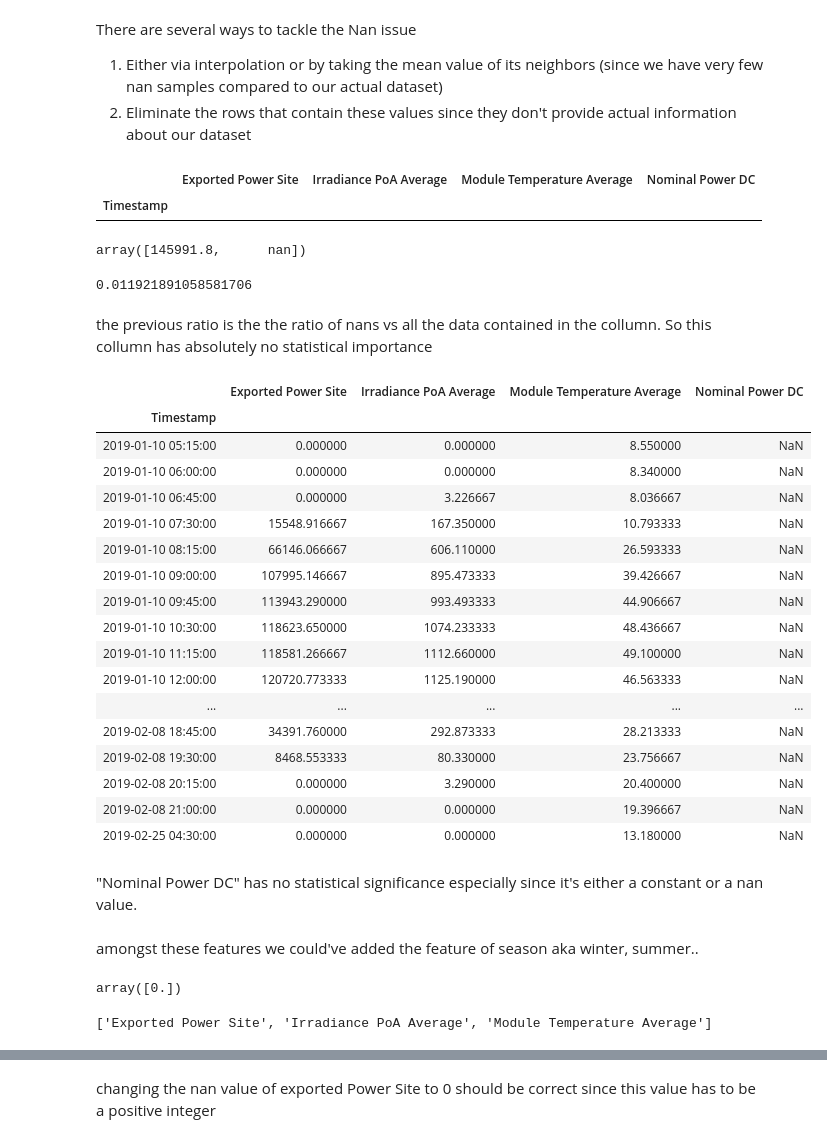
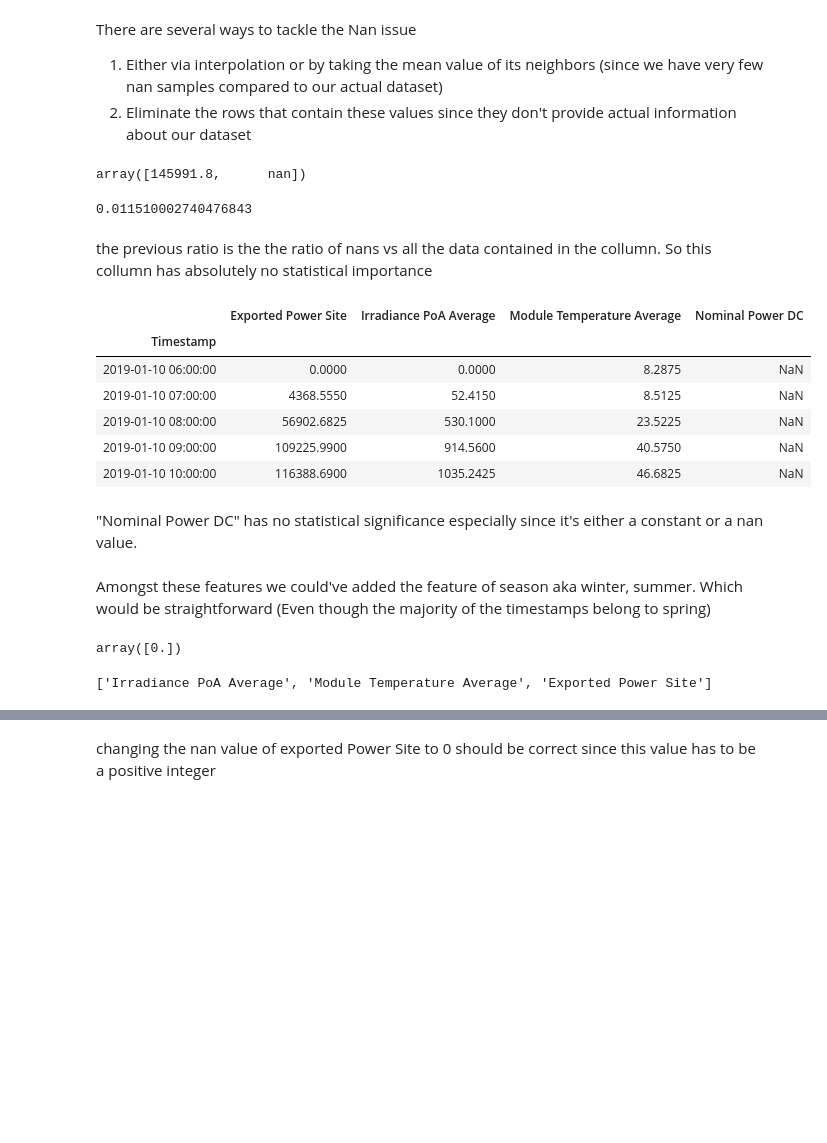
Before and after one commit to dimitrisl/PowerSeries, a Jupyter notebook: Power_ML.ipynb, the cells around one changed output, grey strips where cells are left out. Saved outputs shown, nothing was run; the diff lists cells and outputs as text; code cells hidden in the pictures; blank space fills up the shorter version.

```diff
--- a/Power_ML.ipynb
+++ b/Power_ML.ipynb
@@ -87,7 +82,7 @@ df['Timestamp'] = pd.to_datetime(df['Timestamp'])
 df.index = df['Timestamp']
 del df["Timestamp"]
 df = df.astype(float)
-df = df.resample('2700s').mean() #select timeslot. for now i select 2700sec aka 45 min
+df = df.resample('3600s').mean() #select timeslot. for now i select 2700sec aka 45 min
 df.head()
 # %% [output]
 |  | Exported Power Site | Irradiance PoA Average | Module Temperature Average | Nominal Power DC |
@@ -122,5 +104,0 @@ null_indices.sort()
-# %%
-df.loc[null_indices]
-# %% [output]
-|  | Exported Power Site | Irradiance PoA Average | Module Temperature Average | Nominal Power DC |
-| Timestamp |  |  |  |  |
@@ -137,33 +109,23 @@ array([145991.8,      nan])
 # %%
 len(df[df["Nominal Power DC"].isnull()])/len(df["Nominal Power DC"])
 # %% [output]
-0.011921891058581706
+0.011510002740476843
 # %% [markdown]
 the previous ratio is the the ratio of nans vs all the data contained in the collumn.
 So this collumn has absolutely no statistical importance
 # %%
-df[df["Nominal Power DC"].isnull()]
+df[df["Nominal Power DC"].isnull()].head()
 # %% [output]
 |  | Exported Power Site | Irradiance PoA Average | Module Temperature Average | Nominal Power DC |
 | Timestamp |  |  |  |  |
-| 2019-01-10 05:15:00 | 0.000000 | 0.000000 | 8.550000 | NaN |
-| 2019-01-10 06:00:00 | 0.000000 | 0.000000 | 8.340000 | NaN |
-| 2019-01-10 06:45:00 | 0.000000 | 3.226667 | 8.036667 | NaN |
-| 2019-01-10 07:30:00 | 15548.916667 | 167.350000 | 10.793333 | NaN |
-| 2019-01-10 08:15:00 | 66146.066667 | 606.110000 | 26.593333 | NaN |
-| 2019-01-10 09:00:00 | 107995.146667 | 895.473333 | 39.426667 | NaN |
-| 2019-01-10 09:45:00 | 113943.290000 | 993.493333 | 44.906667 | NaN |
-| 2019-01-10 10:30:00 | 118623.650000 | 1074.233333 | 48.436667 | NaN |
-| 2019-01-10 11:15:00 | 118581.266667 | 1112.660000 | 49.100000 | NaN |
-| 2019-01-10 12:00:00 | 120720.773333 | 1125.190000 | 46.563333 | NaN |
-| ... | ... | ... | ... | ... |
-| 2019-02-08 18:45:00 | 34391.760000 | 292.873333 | 28.213333 | NaN |
-| 2019-02-08 19:30:00 | 8468.553333 | 80.330000 | 23.756667 | NaN |
-| 2019-02-08 20:15:00 | 0.000000 | 3.290000 | 20.400000 | NaN |
-| 2019-02-08 21:00:00 | 0.000000 | 0.000000 | 19.396667 | NaN |
-| 2019-02-25 04:30:00 | 0.000000 | 0.000000 | 13.180000 | NaN |
+| 2019-01-10 06:00:00 | 0.0000 | 0.0000 | 8.2875 | NaN |
+| 2019-01-10 07:00:00 | 4368.5550 | 52.4150 | 8.5125 | NaN |
+| 2019-01-10 08:00:00 | 56902.6825 | 530.1000 | 23.5225 | NaN |
+| 2019-01-10 09:00:00 | 109225.9900 | 914.5600 | 40.5750 | NaN |
+| 2019-01-10 10:00:00 | 116388.6900 | 1035.2425 | 46.6825 | NaN |
 # %% [markdown]
 "Nominal Power DC" has no statistical significance especially since it's either a constant or a nan value.
 # %% [markdown]
-amongst these features we could've added the feature of season aka winter, summer..
+Amongst these features we could've added the feature of season aka winter, summer.
+Which would be straightforward (Even though the majority of the timestamps belong to spring)
 # %%
@@ -176,4 +139,4 @@ f_cols = list(set(df.columns) - set(["Nominal Power DC"]))
 print(f_cols)
 final_df = df[f_cols]
 # %% [output]
-['Exported Power Site', 'Irradiance PoA Average', 'Module Temperature Average']
+['Irradiance PoA Average', 'Module Temperature Average', 'Exported Power Site']
```
Also changed, not shown: parts of 43 cells of this notebook.
